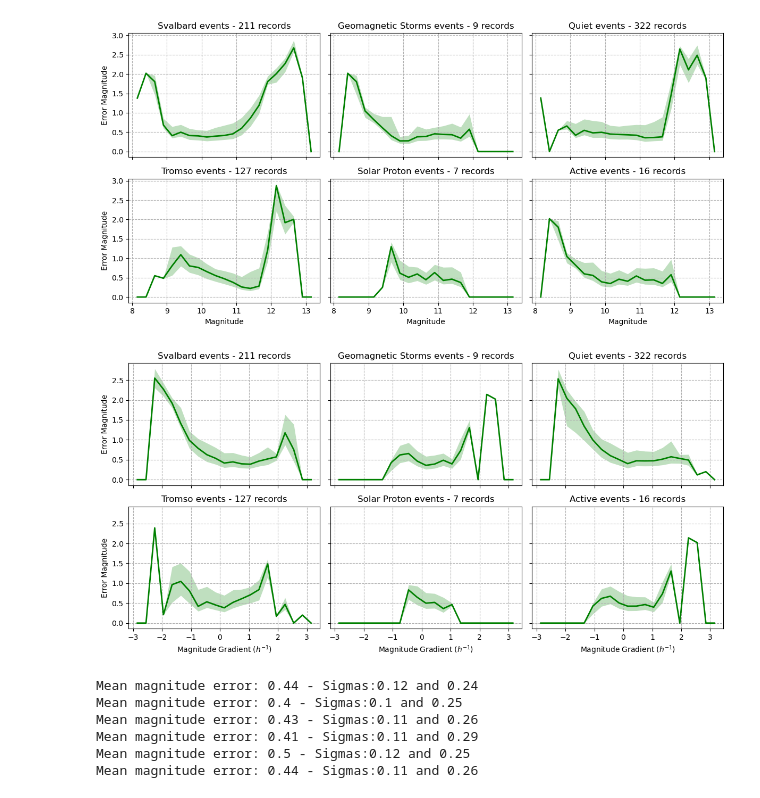
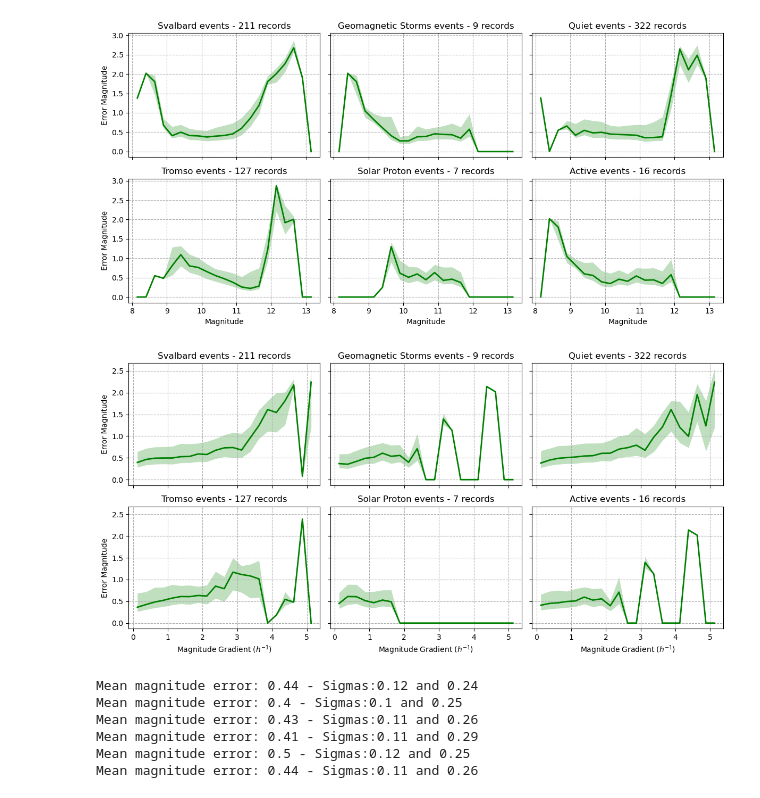
Before and after one commit to remy-guillermin/WACCM-Analysis, a Jupyter notebook: Scripts/Data-Analysis/global_error.ipynb, the cells around one changed output. Cells and saved outputs as stored; diff of their text form; code cells hidden in the pictures.

```diff
--- a/Scripts/Data-Analysis/global_error.ipynb
+++ b/Scripts/Data-Analysis/global_error.ipynb
@@ -41,7 +41,7 @@ dspeed_index = np.array(data_df['Speed Gradient 1 hour before']).reshape(-1,shap
 
 Ne_EXP_gradient_height = mag_EXP.reshape(-1, len(H_bins), len(time_bins))
 zero_gradient_mask = Ne_EXP_gradient_height == 0
-Ne_EXP_gradient_height = Ne_EXP_gradient_height[:,1:,:] - Ne_EXP_gradient_height[:,:-1,:]
+Ne_EXP_gradient_height = (Ne_EXP_gradient_height[:,1:,:] - Ne_EXP_gradient_height[:,:-1,:])/(H_bins[1]-H_bins[0])
 Ne_EXP_gradient_height = np.concatenate((Ne_EXP_gradient_height, Ne_EXP_gradient_height[:,-1:,:]), axis=1)
 Ne_EXP_gradient_height[np.roll(zero_gradient_mask,1,axis=1)] = Ne_EXP_gradient_height[np.roll(zero_gradient_mask,2,axis=1)]
 Ne_EXP_gradient_height[np.roll(zero_gradient_mask,-1,axis=1)] = Ne_EXP_gradient_height[np.roll(zero_gradient_mask,-2,axis=1)]
@@ -49,7 +49,7 @@ Ne_EXP_gradient_height = Ne_EXP_gradient_height.reshape(-1,shape)
 
 Ne_EXP_gradient_time = mag_EXP.reshape(-1, len(H_bins), len(time_bins))
 zero_gradient_mask = Ne_EXP_gradient_time == 0
-Ne_EXP_gradient_time = Ne_EXP_gradient_time[:,:,1:] -  Ne_EXP_gradient_time[:,:,:-1]
+Ne_EXP_gradient_time = (Ne_EXP_gradient_time[:,:,1:] -  Ne_EXP_gradient_time[:,:,:-1])/time_bins[1]
 Ne_EXP_gradient_time = np.concatenate((Ne_EXP_gradient_time, Ne_EXP_gradient_time[:,:,-1:]), axis=2)
 Ne_EXP_gradient_time[np.roll(zero_gradient_mask,1,axis=1)] = Ne_EXP_gradient_time[np.roll(zero_gradient_mask,2,axis=1)]
 Ne_EXP_gradient_time[np.roll(zero_gradient_mask,-1,axis=1)] = Ne_EXP_gradient_time[np.roll(zero_gradient_mask,-2,axis=1)]
@@ -141,7 +141,7 @@ plt.show()
 # %%
 fig, axs = plt.subplots(2, 3, figsize=(12, 6), sharex=True, sharey=True)
 
-gradient_bins = np.linspace(-3,3,21)
+gradient_bins = np.linspace(0,5,21)
 
 for i in range(len(masks)):
     mask = masks[i]
@@ -175,7 +175,7 @@ for i in range(len(masks)):
     value_mask = temp_Ne_EXP != 1
 
     Ne_diff_flat = np.abs(temp_mag_EXP - temp_mag_WACCM)[value_mask]
-    gradient_flat = temp_gradient[value_mask]
+    gradient_flat = np.abs(temp_gradient[value_mask])
 
     mean_list = []
     less_sigma_list = []
@@ -191,34 +191,34 @@ for i in range(len(masks)):
         else:
             mean_value = np.mean(Ne_diff_flat[gradient_mask])
             less_sigma_value = np.std(np.concatenate((Ne_diff_flat[gradient_mask][Ne_diff_flat[gradient_mask]<mean_value], [mean_value])))
             more_sigma_value = np.std(np.concatenate((Ne_diff_flat[gradient_mask][Ne_diff_flat[gradient_mask]>mean_value], [mean_value])))
         mean_list.append(mean_value)
         less_sigma_list.append(less_sigma_value)
         more_sigma_list.append(more_sigma_value)
 
     mean = np.array(mean_list)
     less_sigma = np.array(less_sigma_list)
     more_sigma = np.array(more_sigma_list)
 
     x = np.array(gradient_bins)
 
     axs[i // 3][i % 3].fill_between(x + (gradient_bins[1] - gradient_bins[0])/2, mean-less_sigma, mean+more_sigma, color = 'green', alpha=.25, linewidth=0)
     axs[i // 3][i % 3].plot(x + (gradient_bins[1] - gradient_bins[0])/2, mean, 'green', linewidth=2)
     axs[i // 3][i % 3].grid(linestyle='--')
     axs[i // 3][i % 3].set_title(f'{type} events - {sum(mask)} records')
 
 axs[1][0].set_xlabel(r'Magnitude Gradient ($h^{-1})$')
 axs[1][1].set_xlabel(r'Magnitude Gradient ($h^{-1})$')
 axs[1][2].set_xlabel(r'Magnitude Gradient ($h^{-1})$')
 
 axs[0][0].set_ylabel('Error Magnitude')
 axs[1][0].set_ylabel('Error Magnitude')
 
 plt.tight_layout()
 plt.savefig(f'../../Output/Figures/error-events/density-gradient.png')
 plt.show()
 # %% [output]
-[figure, old version]
+[figure, new version]
 # %%
 fig, axs = plt.subplots(2, 3, figsize=(12, 6), sharex=True, sharey=True)
 
```
Also changed, not shown: 4 other files.
